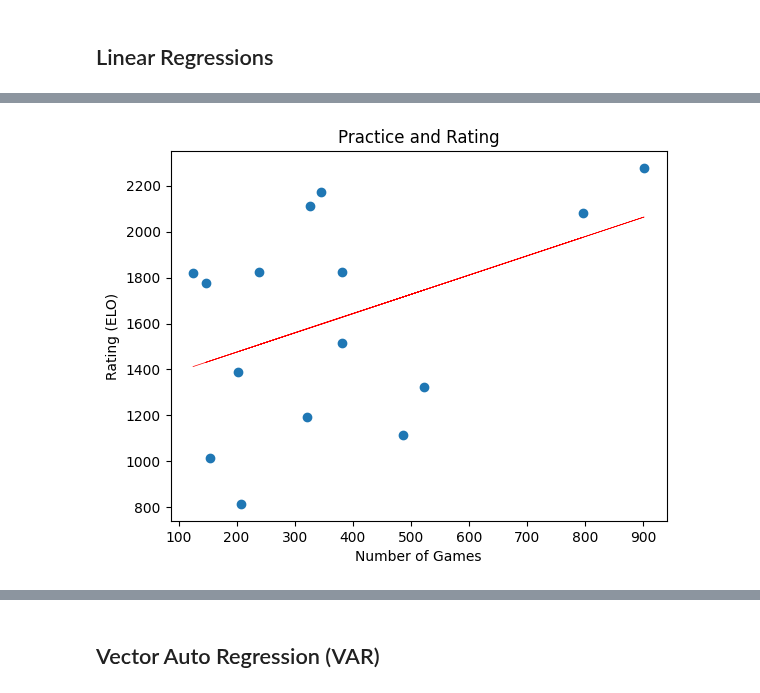
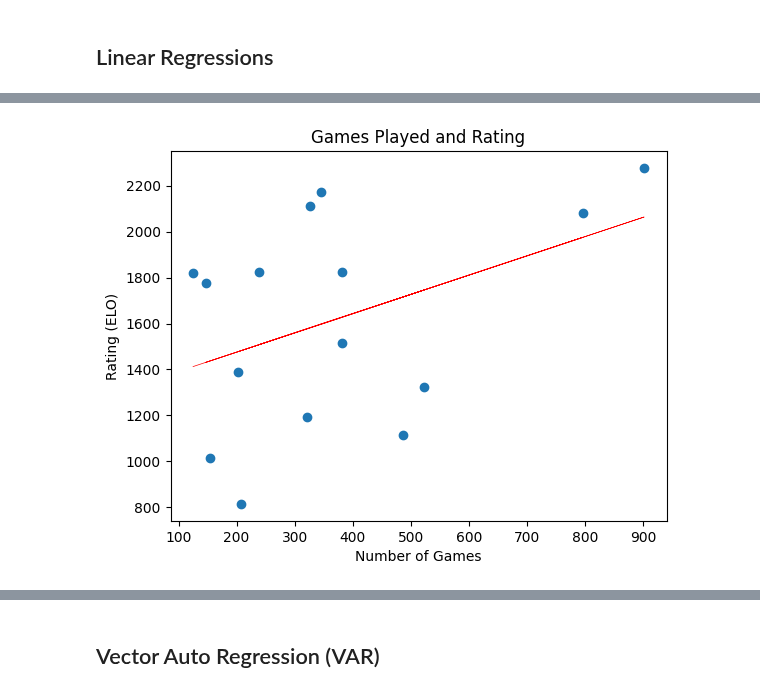
Before and after one commit to philipp-hellwig/online-chess-data, a Jupyter notebook: code/Exploratory_analyses.ipynb, the cells around one changed output, grey strips where cells are left out. Saved outputs shown, nothing was run; the diff lists cells and outputs as text; code cells hidden in the pictures.

```diff
--- a/code/Exploratory_analyses.ipynb
+++ b/code/Exploratory_analyses.ipynb
@@ -314,18 +314,18 @@ fit
 # %%
 plt.scatter(averages["games_played"], averages["rating"])
 
 # linear regression
 fit = pg.linear_regression(averages["games_played"], averages["rating"], remove_na=True)
 a, b = fit.loc[1,"coef"] , fit.loc[0,"coef"]
 plt.plot(averages["games_played"], a*averages["games_played"]+b, color="red", linewidth=0.5)
 
-plt.title("Practice and Rating")
+plt.title("Games Played and Rating")
 plt.xlabel("Number of Games")
 plt.ylabel("Rating (ELO)")
 
 fit
 # %% [output]
 |  | names | coef | se | T | pval | r2 | adj_r2 | CI[2.5%] | CI[97.5%] |
 | 0 | Intercept | 1307.909410 | 216.917997 | 6.029511 | 0.000042 | 0.175281 | 0.111841 | 839.286569 | 1776.532251 |
 | 1 | games_played | 0.837495 | 0.503844 | 1.662211 | 0.120380 | 0.175281 | 0.111841 | -0.250994 | 1.925983 |
-[figure, old version]
+[figure, new version]
```
Also changed, not shown: parts of 4 cells of this notebook, 6 other files.
